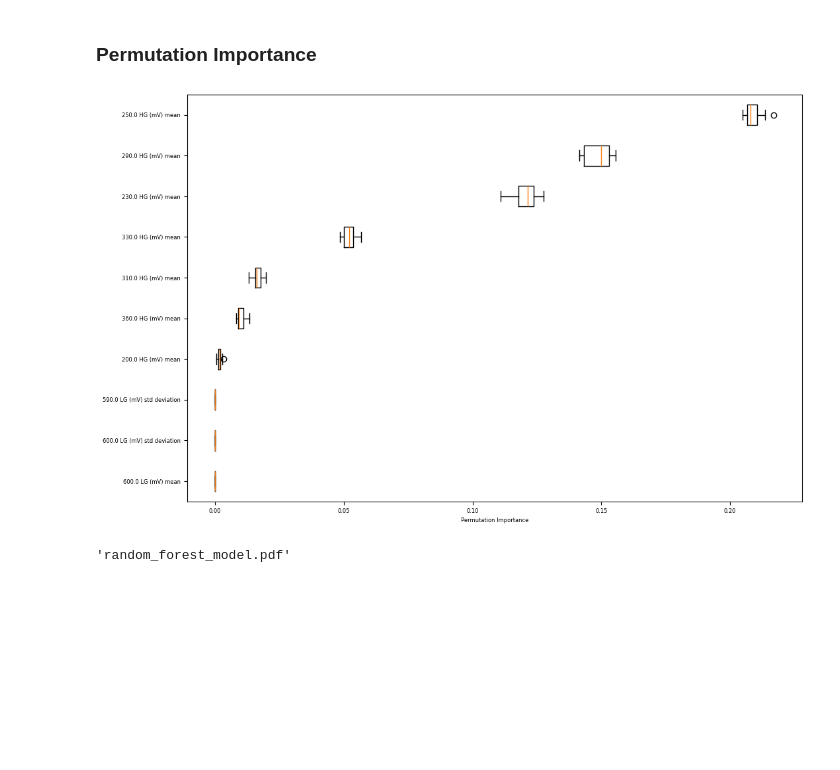
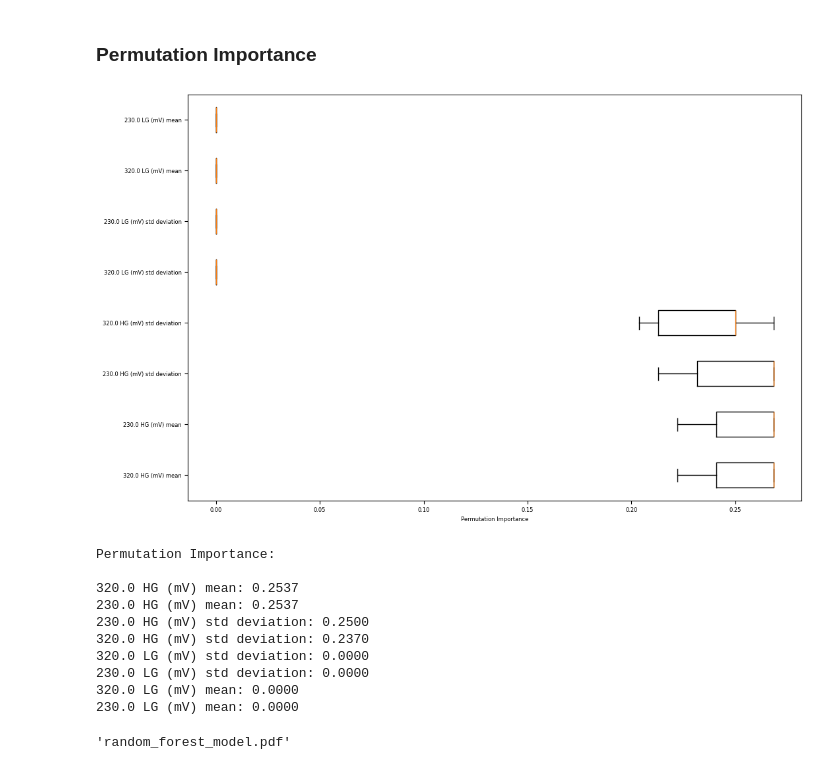
Before and after one commit to danimp94/PLASTICS-THz, a Jupyter notebook: src/scripts/notebook/Freq_Optimizacion_other_models.ipynb, the cells around one changed output. Cells and saved outputs as stored; diff of their text form; code cells hidden in the pictures; blank space fills up the shorter version.

```diff
--- a/src/scripts/notebook/Freq_Optimizacion_other_models.ipynb
+++ b/src/scripts/notebook/Freq_Optimizacion_other_models.ipynb
@@ -130,8 +130,8 @@ def freq_as_variable(df, data_percentage):
     return df_pivot
 # %%
 # Load the data from the directory
-# input_path = 'C:/Users/Danim/Documents/GitHub/PIC-PAPER-01/data/experiment_1_plastics/processed_27s/training_file/test/'
-input_path = 'C:/Users/Dani - TUF/Documents/GitHub/PIC-PAPER-01/data/experiment_1_plastics/processed_27s/training_file/test'
+input_path = 'C:/Users/Danim/Documents/GitHub/PIC-PAPER-01/data/experiment_1_plastics/processed_27s/training_file/test/'
+# input_path = 'C:/Users/Dani - TUF/Documents/GitHub/PIC-PAPER-01/data/experiment_1_plastics/processed_27s/training_file/test'
 
 df = load_data_from_directory(input_path)
 
@@ -285,4 +288,30 @@ Data percentage test: 1.851851851851852%
 # %% [markdown]
 # Prepare Training Data
 ## Split the data into X and y
+# %%
+def preprocess_data(df, labels, freqs, eliminate_std_dev=False):
+    # Reduce number of different samples for testing
+    X_ = df[df['Sample'].isin(labels)]
+
+    y_ = X_['Sample']
+
+    X_ = X_.drop(columns=['Sample'])
+
+    if freqs:
+        # Subset of specific frequencies to use as input features
+        columns = [f'{freq}.0 HG (mV) mean' for freq in freqs] + \
+                    [f'{freq}.0 LG (mV) mean' for freq in freqs] + \
+                    [f'{freq}.0 HG (mV) std deviation' for freq in freqs] + \
+                    [f'{freq}.0 LG (mV) std deviation' for freq in freqs]
+
+        # Filter columns that exist in X_
+        existing_columns = [col for col in columns if col in X_.columns]
+
+        X_ = X_[existing_columns]
+
+    if eliminate_std_dev:
+        # Eliminate std dev columns
+        X_ = X_.iloc[:, ::2]
+
+    return X_, y_
 # %%
@@ -569,17 +590,33 @@ Logistic Regression Feature Importances:
 # %% [markdown]
 ### Permutation Importance
 # %%
-result = permutation_importance(lr_model, X_train, y_train, n_repeats=10, random_state=seed, n_jobs=2)
+result = permutation_importance(nb_model, X_test, y_test, n_repeats=5, random_state=seed, n_jobs=2)
+
 # Preserve n most important features
-n = 10
-sorted_idx = result.importances_mean.argsort()[-n:]
+n = 20
+sorted_idx = result.importances_mean.argsort()[::-1][:n]  # Sort indices in descending order
 
 plt.figure(figsize=(12, 8))
 plt.boxplot(result.importances[sorted_idx].T, vert=False, labels=X_train.columns[sorted_idx])
 plt.xlabel('Permutation Importance')
 plt.show()
+
+# Print n most important features from highest to lowest with their values
+print("Permutation Importance:\n")
+for i in sorted_idx:
+    print(f"{X_train.columns[i]}: {result.importances_mean[i]:.4f}")
 # %% [output]
-[figure, old version]
+[figure, new version]
+Permutation Importance:
+
+320.0 HG (mV) mean: 0.2537
+230.0 HG (mV) mean: 0.2537
+230.0 HG (mV) std deviation: 0.2500
+320.0 HG (mV) std deviation: 0.2370
+320.0 LG (mV) std deviation: 0.0000
+230.0 LG (mV) std deviation: 0.0000
+320.0 LG (mV) mean: 0.0000
+230.0 LG (mV) mean: 0.0000
 # %%
 # Export Random Forest model with graphviz
 feature_names = X_train.columns.tolist()  # Replace with your actual feature names
```
Also changed, not shown: parts of 11 cells of this notebook, 1 other file.
